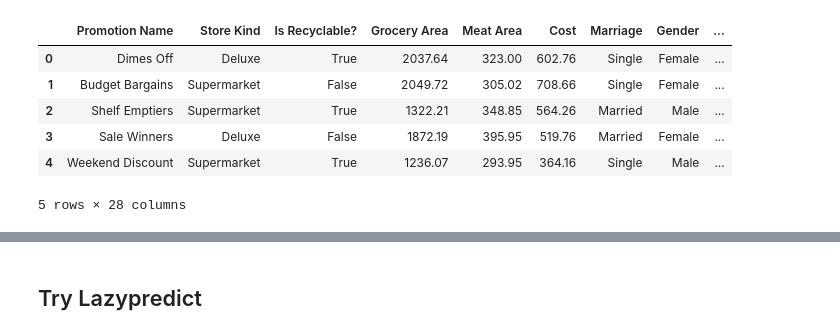
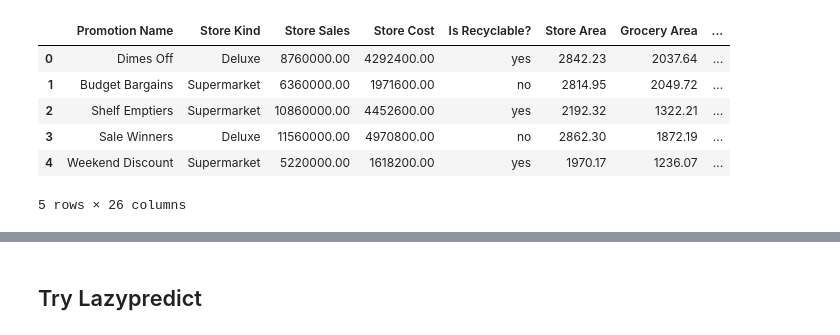
Before and after one commit to kershrita/Predicting-Market-Costs, a Jupyter notebook: model building.ipynb, the cells around one changed output, grey strips where cells are left out. Saved outputs shown, nothing was run; the diff lists cells and outputs as text; code cells hidden in the pictures.

```diff
--- a/model building.ipynb
+++ b/model building.ipynb
@@ -26,13 +26,13 @@ from catboost import CatBoostRegressor
 # local Module
 import pre_processing_funcs as pre
 # %%
-df = pd.read_csv("data/cleaned_train.csv")
+df = pd.read_csv("data/train_data_cleaned.csv")
 df.head()
 # %% [output]
-|  | Promotion Name | Store Kind | Is Recyclable? | Grocery Area | Meat Area | Cost | Marriage | Gender | ... |
-| 0 | Dimes Off | Deluxe | True | 2037.64 | 323.00 | 602.76 | Single | Female | ... |
-| 1 | Budget Bargains | Supermarket | False | 2049.72 | 305.02 | 708.66 | Single | Female | ... |
-| 2 | Shelf Emptiers | Supermarket | True | 1322.21 | 348.85 | 564.26 | Married | Male | ... |
-| 3 | Sale Winners | Deluxe | False | 1872.19 | 395.95 | 519.76 | Married | Female | ... |
-| 4 | Weekend Discount | Supermarket | True | 1236.07 | 293.95 | 364.16 | Single | Male | ... |
+|  | Promotion Name | Store Kind | Store Sales | Store Cost | Is Recyclable? | Store Area | Grocery Area | ... |
+| 0 | Dimes Off | Deluxe | 8760000.00 | 4292400.00 | yes | 2842.23 | 2037.64 | ... |
+| 1 | Budget Bargains | Supermarket | 6360000.00 | 1971600.00 | no | 2814.95 | 2049.72 | ... |
+| 2 | Shelf Emptiers | Supermarket | 10860000.00 | 4452600.00 | yes | 2192.32 | 1322.21 | ... |
+| 3 | Sale Winners | Deluxe | 11560000.00 | 4970800.00 | no | 2862.30 | 1872.19 | ... |
+| 4 | Weekend Discount | Supermarket | 5220000.00 | 1618200.00 | yes | 1970.17 | 1236.07 | ... |
-5 rows × 28 columns
+5 rows × 26 columns
```
Also changed, not shown: parts of 53 cells of this notebook, 3 other files.
